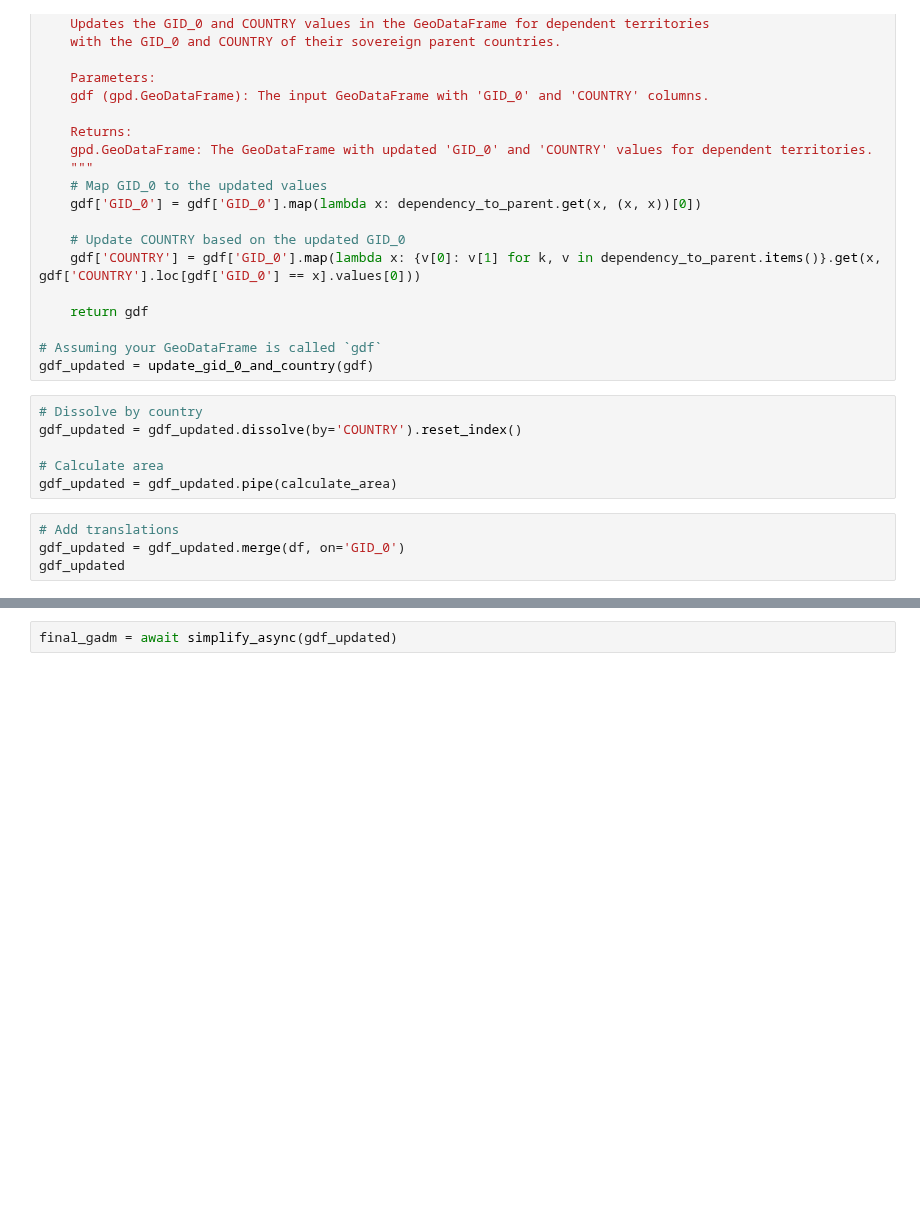
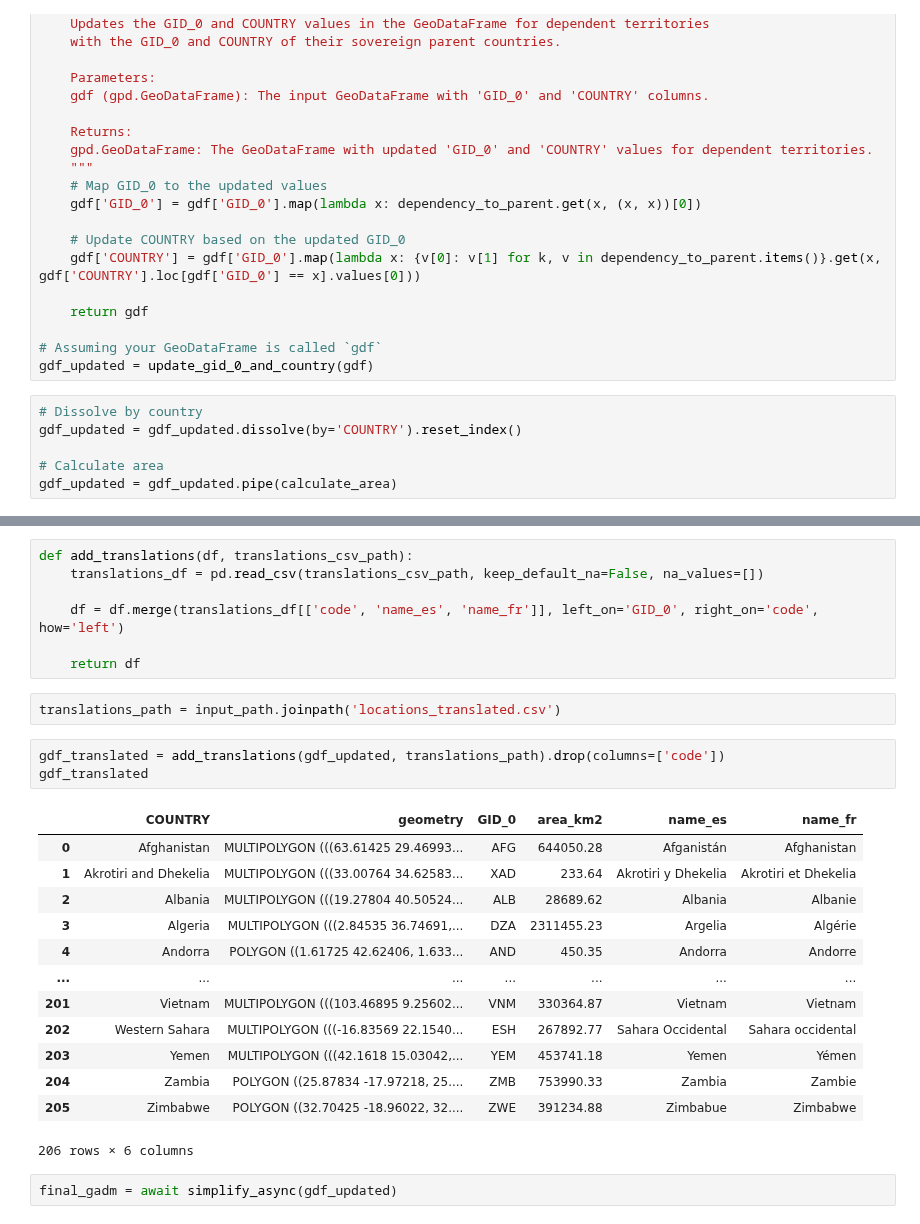
Before and after one commit to SkyTruth/skytruth-30x30, a Jupyter notebook: data/notebooks/pipes_mock/intermediate.ipynb, the cells around one changed output, grey strips where cells are left out. Saved outputs shown, nothing was run; the diff lists cells and outputs as text; blank space fills up the shorter version.

```diff
--- a/data/notebooks/pipes_mock/intermediate.ipynb
+++ b/data/notebooks/pipes_mock/intermediate.ipynb
@@ -631,7 +363,3 @@ gdf_updated = gdf_updated.dissolve(by='COUNTRY').reset_index()
 
 # Calculate area
 gdf_updated = gdf_updated.pipe(calculate_area)
-# %%
-# Add translations
-gdf_updated = gdf_updated.merge(df, on='GID_0')
-gdf_updated
@@ -652,3 +382,29 @@ gdf_updated
+# %%
+def add_translations(df, translations_csv_path):
+    translations_df = pd.read_csv(translations_csv_path, keep_default_na=False, na_values=[])
+
+    df = df.merge(translations_df[['code', 'name_es', 'name_fr']], left_on='GID_0', right_on='code', how='left')
+
+    return df
+# %%
+translations_path = input_path.joinpath('locations_translated.csv')
+# %%
+gdf_translated = add_translations(gdf_updated, translations_path).drop(columns=['code'])
+gdf_translated
+# %% [output]
+|  | COUNTRY | geometry | GID_0 | area_km2 | name_es | name_fr |
+| 0 | Afghanistan | MULTIPOLYGON (((63.61425 29.46993... | AFG | 644050.28 | Afganistán | Afghanistan |
+| 1 | Akrotiri and Dhekelia | MULTIPOLYGON (((33.00764 34.62583... | XAD | 233.64 | Akrotiri y Dhekelia | Akrotiri et Dhekelia |
+| 2 | Albania | MULTIPOLYGON (((19.27804 40.50524... | ALB | 28689.62 | Albania | Albanie |
+| 3 | Algeria | MULTIPOLYGON (((2.84535 36.74691,... | DZA | 2311455.23 | Argelia | Algérie |
+| 4 | Andorra | POLYGON ((1.61725 42.62406, 1.633... | AND | 450.35 | Andorra | Andorre |
+| ... | ... | ... | ... | ... | ... | ... |
+| 201 | Vietnam | MULTIPOLYGON (((103.46895 9.25602... | VNM | 330364.87 | Vietnam | Vietnam |
+| 202 | Western Sahara | MULTIPOLYGON (((-16.83569 22.1540... | ESH | 267892.77 | Sahara Occidental | Sahara occidental |
+| 203 | Yemen | MULTIPOLYGON (((42.1618 15.03042,... | YEM | 453741.18 | Yemen | Yémen |
+| 204 | Zambia | POLYGON ((25.87834 -17.97218, 25.... | ZMB | 753990.33 | Zambia | Zambie |
+| 205 | Zimbabwe | POLYGON ((32.70425 -18.96022, 32.... | ZWE | 391234.88 | Zimbabue | Zimbabwe |
+206 rows × 6 columns
 # %%
 final_gadm = await simplify_async(gdf_updated)
 # %%
```
Also changed, not shown: parts of 33 cells of this notebook, 3 other files.
